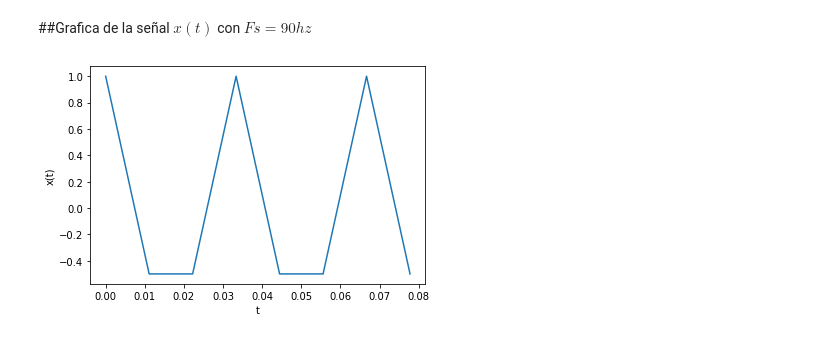
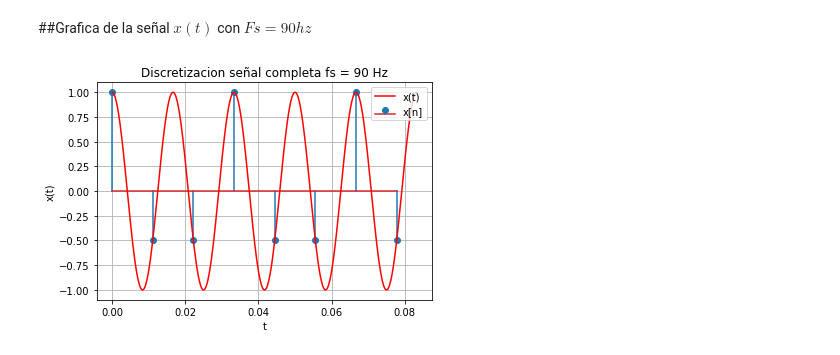
Before and after one commit to aguaranguay/se-ales, a Jupyter notebook: Taller1.ipynb, the cells around one changed output. Drawn from its saved outputs; the diff is of its cells as text; code cells hidden in the pictures.

```diff
--- a/Taller1.ipynb
+++ b/Taller1.ipynb
@@ -677,20 +678,37 @@ plt.show()
 # %% [markdown]
 ##Grafica de la señal $x(t)$  con $Fs=90hz$
 # %%
+
+import numpy as np
+import matplotlib.pyplot as plt
+
 F = 60
 w=2*np.pi*F
-
 Fs = 90
 T = 1/F
 Ts = 1/Fs
-
 t = np.arange(0,5*T,Ts)
-
 x = np.cos(w*t)
 
-plt.plot(t,x)
+F1 = 60
+w1=2*np.pi*F1
+F1s = 100*F1
+T1 = 1/F1
+T1s = 1/F1s
+
+t1 = np.arange(0,5*T1,T1s)
+
+x1 = np.cos(w1*t1)
+
+
+
+plt.stem(t,x, label="x[n]")
+plt.plot(t1,x1,color='r',label="x(t)")
+plt.legend()
 plt.xlabel('t')
+plt.grid()
 plt.ylabel('x(t)')
+plt.title("Discretizacion señal completa fs = 90 Hz")
 plt.show()
 # %% [output]
-[figure, old version]
+[figure, new version]
```
Also changed, not shown: parts of 10 cells of this notebook.
